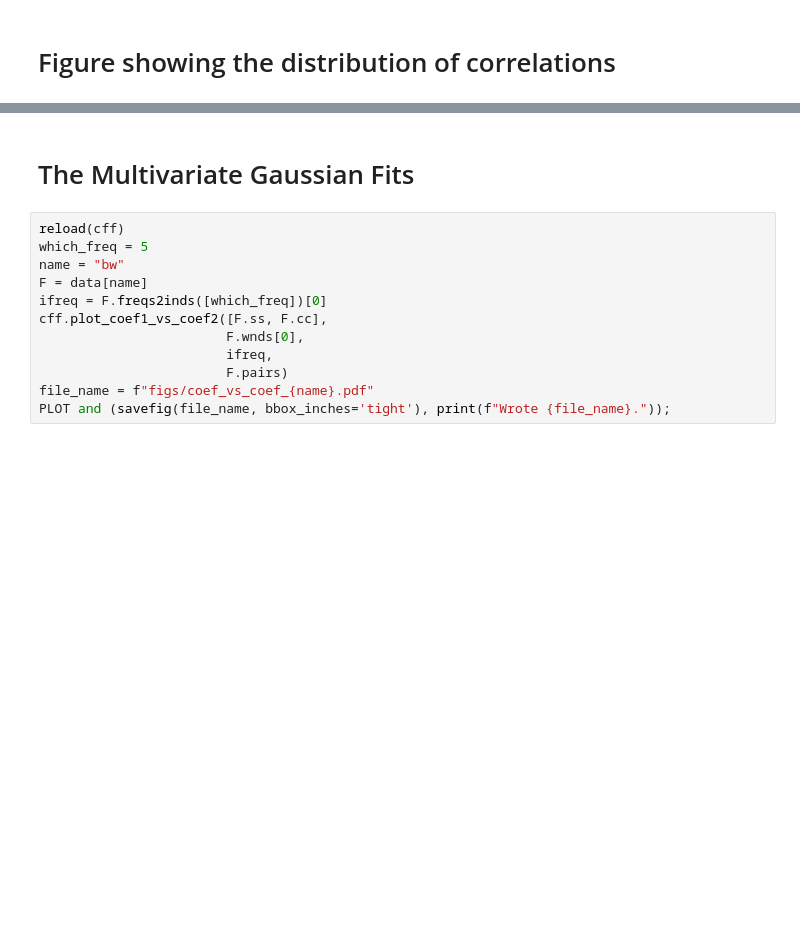
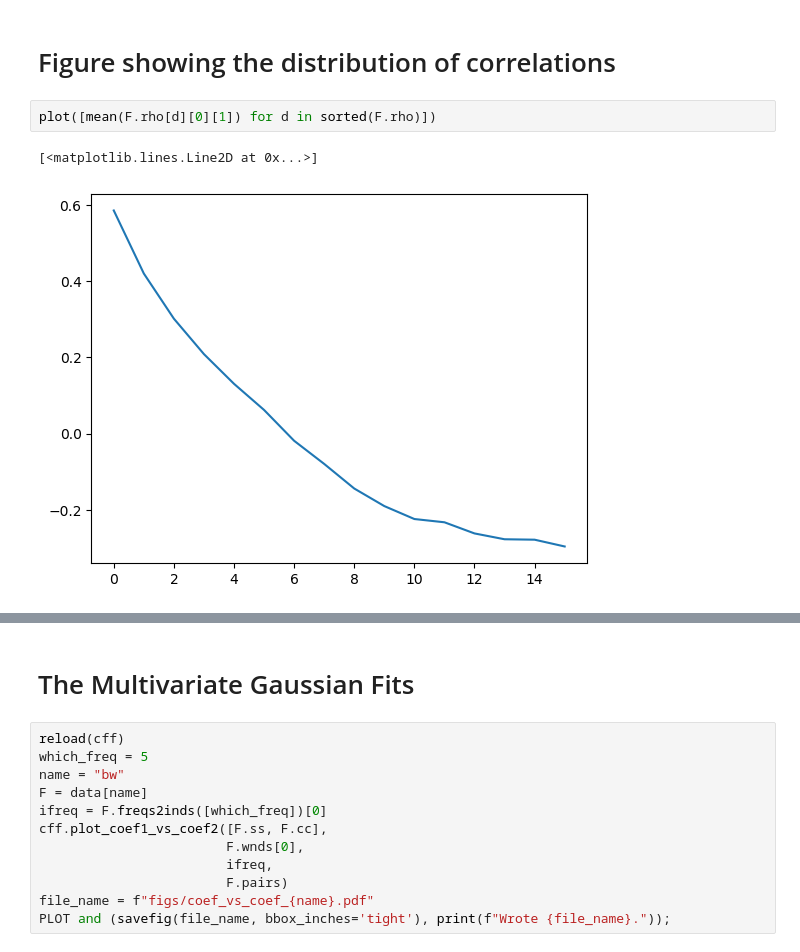
Before and after one commit to stootoon/fisher-plumes, a Jupyter notebook: make_figs.ipynb, the cells around one changed output, grey strips where cells are left out. Saved outputs shown, nothing was run; the diff lists cells and outputs as text; blank space fills up the shorter version.

```diff
--- a/make_figs.ipynb
+++ b/make_figs.ipynb
@@ -239,3 +197,8 @@ Wrote figs/plumes_demo.pdf.
 # %% [markdown]
 # Figure showing the distribution of correlations
+# %%
+plot([mean(F.rho[d][0][1]) for d in sorted(F.rho)])
+# %% [output]
+[<matplotlib.lines.Line2D at 0x...>]
+[figure, added]
 # %%
```
Also changed, not shown: parts of 7 cells of this notebook, 4 other files.
